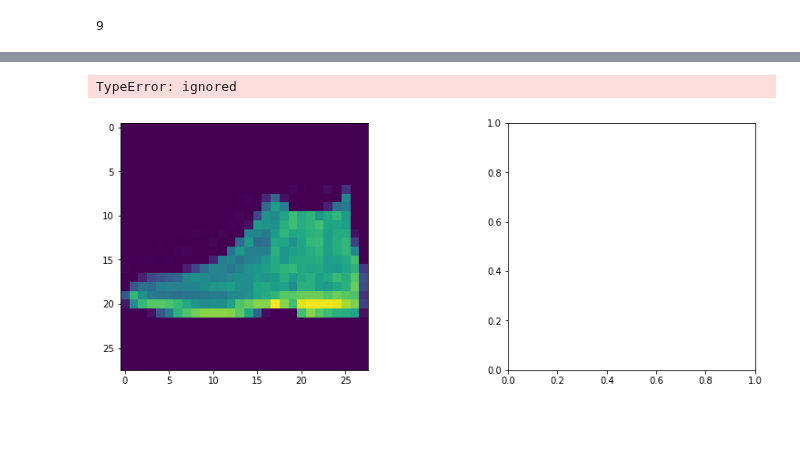
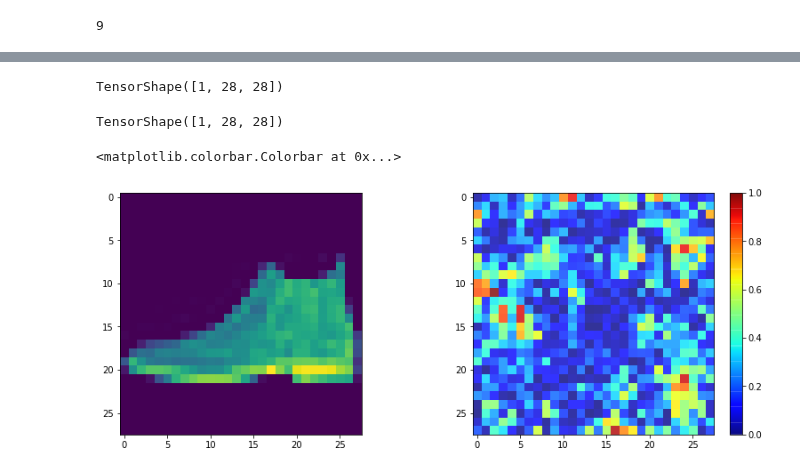
Before and after one commit to BlackCurrantDS/DeepLearning, a Jupyter notebook: IDL_Assignment11_based_on9.ipynb, the cells around one changed output, grey strips where cells are left out. Cells and saved outputs as stored; diff of their text form; code cells hidden in the pictures; blank space fills up the shorter version.

```diff
--- a/IDL_Assignment11_based_on9.ipynb
+++ b/IDL_Assignment11_based_on9.ipynb
@@ -199,5 +201,11 @@ perturbations is tf.Tensor(
 # %%
-dgrad_max_ = np.max(perturbations,axis=1)[0]
+
+#dgrad_max_ = np.max(perturbations)[0]
+dgrad_max_ = perturbations
+# %%
+dgrad_max_.shape
+# %% [output]
+TensorShape([1, 28, 28])
 # %%
 ## normalize to range between 0 and 1
 arr_min, arr_max  = np.min(dgrad_max_), np.max(dgrad_max_)
@@ -213,8 +213,12 @@ def display_images(i):
+# %%
+grad_eval.shape
+# %% [output]
+TensorShape([1, 28, 28])
 # %%
 fig, axes = plt.subplots(1,2,figsize=(14,5))
 axes[0].imshow(first_image)
-i = axes[1].imshow(grad_eval,cmap="jet",alpha=0.8)
+i = axes[1].imshow(grad_eval[0],cmap="jet",alpha=0.8)
 fig.colorbar(i)
 # %% [output]
-TypeError: ignored
+<matplotlib.colorbar.Colorbar at 0x...>
-[figure, old version]
+[figure, new version]
```
Also changed, not shown: parts of 47 cells of this notebook.
